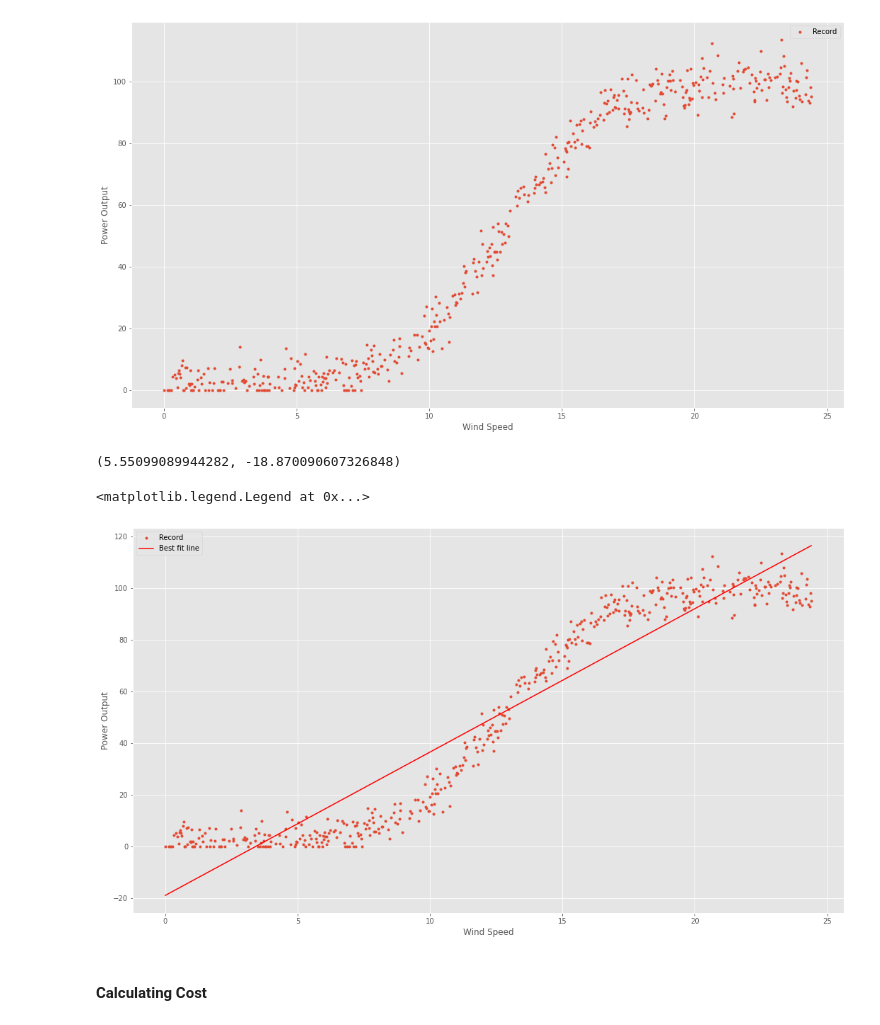
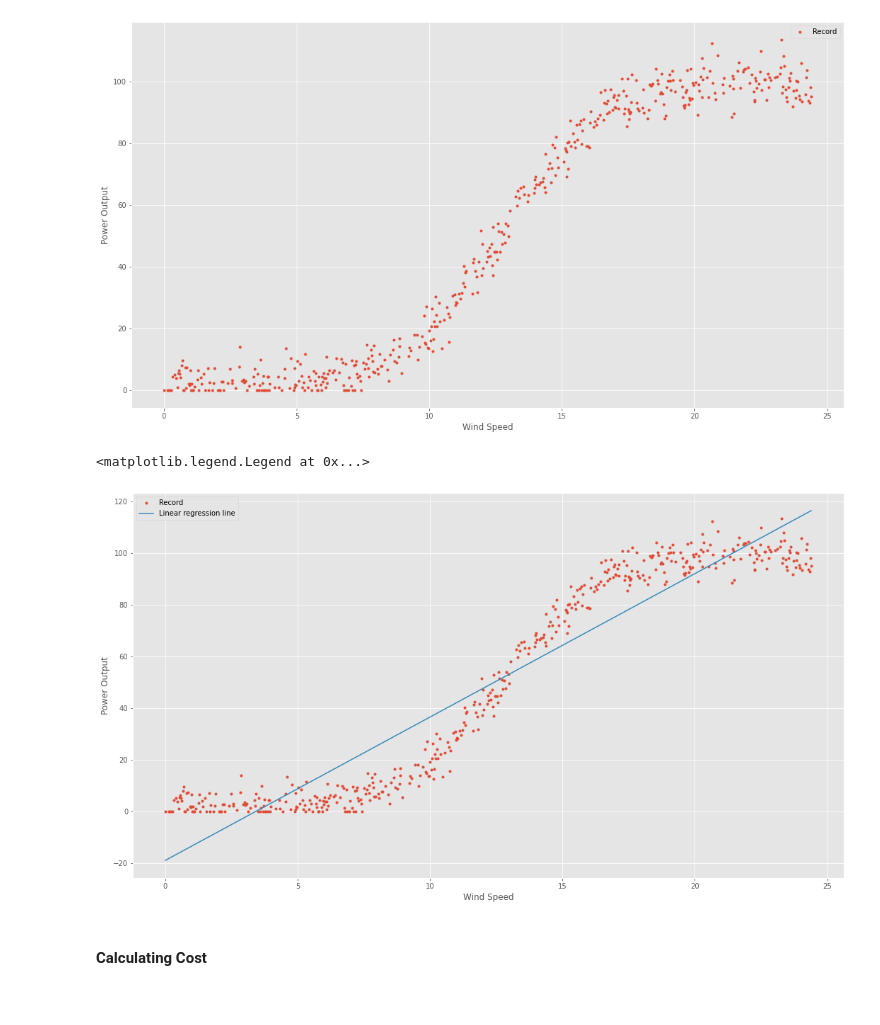
Before and after one commit to ocoleman/fundamentalsDA-project2020, a Jupyter notebook: project.ipynb, the cells around one changed output. Saved outputs shown, nothing was run; the diff lists cells and outputs as text; code cells hidden in the pictures.

Commit message:
curve fit test

```diff
--- a/project.ipynb
+++ b/project.ipynb
@@ -33,8 +34,8 @@ df
 zeroVals = df[(df["speed"] > 10) & (df["power"] == 0)].index
 df.drop(zeroVals, inplace=True)
 # %%
-x = df["speed"]
-y = df["power"]
+x = np.array(df["speed"])
+y = np.array(df["power"])
 # %%
 #Plotting the full dataset
 plt.plot(x, y,'.', label="Record")
@@ -47,21 +48,18 @@ plt.legend()
 [figure]
 # %%
 #using numpy polyfit to find the best line.
-m,c = np.polyfit(x, y, 1)
-m,c
+linmodel = np.poly1d(np.polyfit(x, y, 1))
-# %% [output]
-(5.55099089944282, -18.870090607326848)
 # %%
 #Plotting the best fit line on the data.
 plt.plot(x, y,'.', label="Record")
-plt.plot(x, m * x + c, 'r-', label="Best fit line")
+plt.plot(x, linmodel(x), label="Linear regression line")
 # Add axis labels and a legend.
 plt.xlabel('Wind Speed')
 plt.ylabel('Power Output')
 plt.legend()
 # %% [output]
 <matplotlib.legend.Legend at 0x...>
-[figure, old version]
+[figure, new version]
 # %% [markdown]
 #### Calculating Cost
 # %%
```
Also changed, not shown: parts of 5 cells of this notebook.
